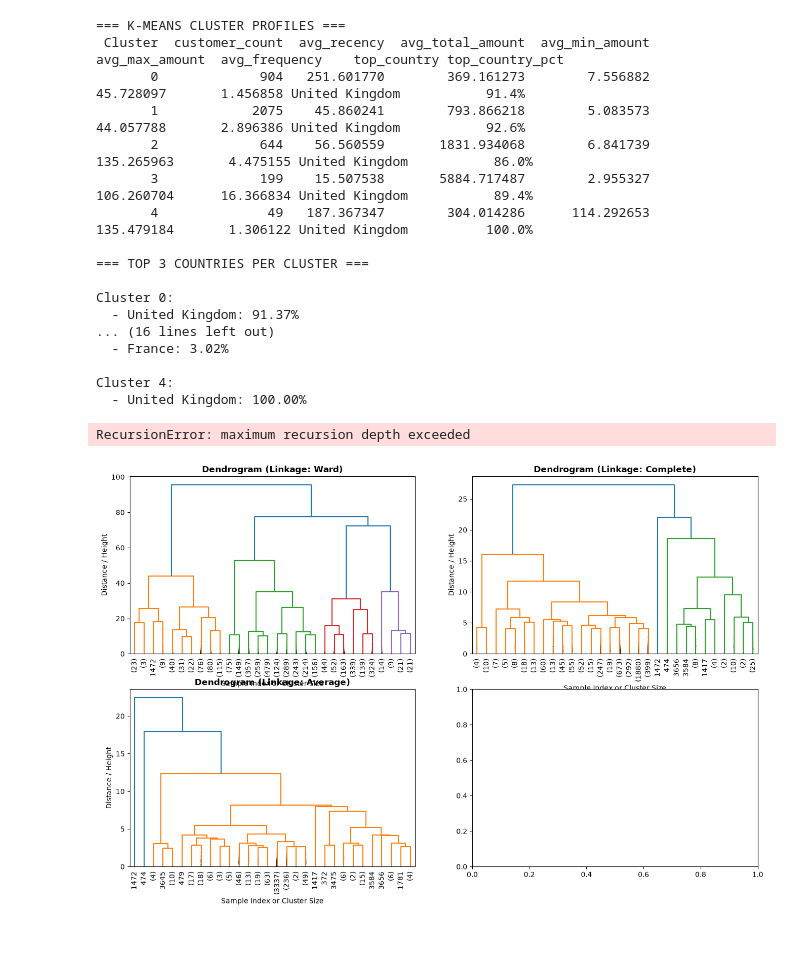
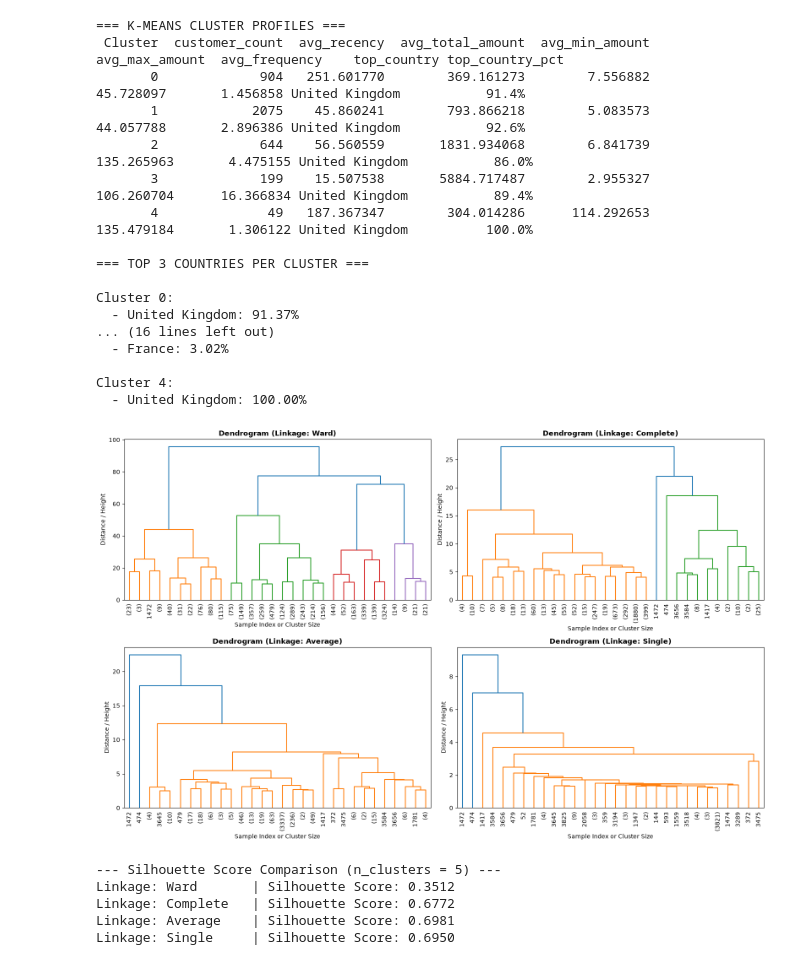
Before and after one commit to beppvis/23CSE301-Machine-Learning-Project, a Jupyter notebook: notebooks/Clustering.ipynb, the cells around one changed output. Cells and saved outputs as stored; diff of their text form; code cells hidden in the pictures; blank space fills up the shorter version.

Commit message:
Fix removed the recursion error

```diff
--- a/notebooks/Clustering.ipynb
+++ b/notebooks/Clustering.ipynb
@@ -323,33 +318,37 @@ for i, method in enumerate(linkage_methods):
     # Plot dendrogram (truncated to show top 30 merged clusters)
     dendrogram(
         Z,
         ax=axes[i],
         truncate_mode='lastp',
         p=30,
         leaf_rotation=90.,
         leaf_font_size=10.,
-        show_contracted=True
+        show_contracted=False
     )
     axes[i].set_title(f'Dendrogram (Linkage: {method.capitalize()})', fontsize=12, fontweight='bold')
     axes[i].set_xlabel('Sample Index or Cluster Size')
     axes[i].set_ylabel('Distance / Height')
 
 plt.tight_layout()
 plt.show()
 
 # ---------------------------------------------------------
 # Part 2: Compare Linkage Strategies with Silhouette Scores
 # ---------------------------------------------------------
 n_clusters = 5  # Chosen based on elbow/dendrogram inspection
 
 print(f"--- Silhouette Score Comparison (n_clusters = {n_clusters}) ---")
 for method in linkage_methods:
     # Single linkage requires euclidean distance in Scikit-Learn
     model = AgglomerativeClustering(n_clusters=n_clusters, linkage=method)
     cluster_labels = model.fit_predict(X_scaled)
 
     score = silhouette_score(X_scaled, cluster_labels)
     print(f"Linkage: {method.capitalize():<10} | Silhouette Score: {score:.4f}")
 # %% [output]
+[figure, new version]
-RecursionError: maximum recursion depth exceeded
+--- Silhouette Score Comparison (n_clusters = 5) ---
+Linkage: Ward       | Silhouette Score: 0.3512
+Linkage: Complete   | Silhouette Score: 0.6772
+Linkage: Average    | Silhouette Score: 0.6981
+Linkage: Single     | Silhouette Score: 0.6950
-[figure, old version]
```
Also changed, not shown: parts of 5 cells of this notebook, 1 other file.
